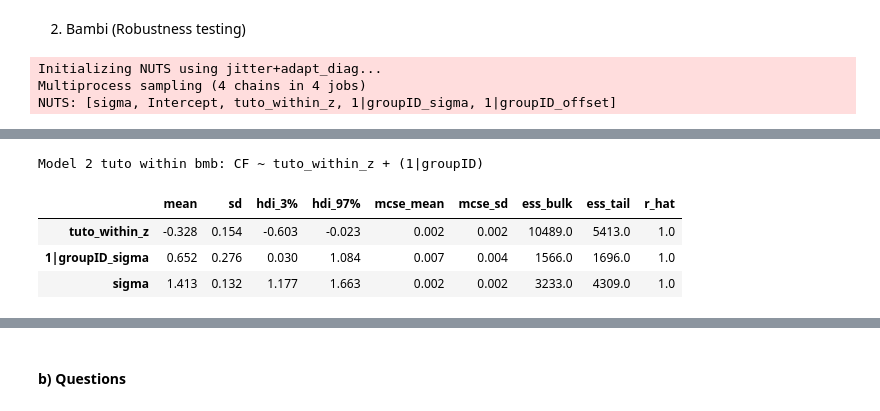
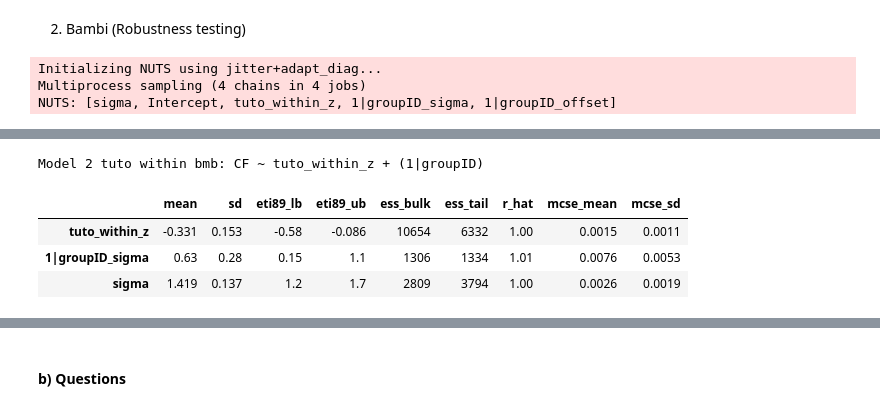
Before and after one commit to elvisortegafi/MultilevelAnalysis-RetrospectiveConfidencePerformance, a Jupyter notebook: confidence_performance_perception_uncertainty_score_SCR.ipynb, the cells around one changed output, grey strips where cells are left out. Cells and saved outputs as stored; diff of their text form; code cells hidden in the pictures.

```diff
--- a/confidence_performance_perception_uncertainty_score_SCR.ipynb
+++ b/confidence_performance_perception_uncertainty_score_SCR.ipynb
@@ -117,8 +122,15 @@ dataset = dataset.merge(group_path[["groupID", "questionPath"]], on="groupID", h
 # %% [markdown]
 Reverse team gameplay score
 # %%
+# Build numeric uncertScore
+dataset["uncertScore"] = pd.to_numeric(dataset["uncertScore"], errors="coerce")
+
+# Reverse-coding, using the instrument's theoretical bounds, not the sample's
+SCALE_MIN, SCALE_MAX = 1, 70  # instrument range, per ¶102
+dataset["uncertScore"] = (SCALE_MIN + SCALE_MAX) - dataset["uncertScore"]
+
 # Reverse-score uncertScore using the observed scale range
-dataset["uncertScore"] = dataset["uncertScore"].max() + dataset["uncertScore"].min() - dataset["uncertScore"]
+#dataset["uncertScore"] = dataset["uncertScore"].max() + dataset["uncertScore"].min() - dataset["uncertScore"]
 # %%
 # Finalize data types
 dataset["groupID"] = dataset["groupID"].astype("category")
@@ -774,7 +898,8 @@ idata_model2_tuto_within_bmb = model2_tuto_within_bmb.fit(
     tune=2000,
     chains=4,
     cores=4,
-    random_seed=123
+    random_seed=123,
+    target_accept=0.99
 )
 
 print("Model 2 tuto within bmb: CF ~ tuto_within_z + (1|groupID)")
@@ -789,5 +914,5 @@ Sampling 4 chains for 2_000 tune and 2_000 draw iterations (8_000 + 8_000 draws
 Model 2 tuto within bmb: CF ~ tuto_within_z + (1|groupID)
-|  | mean | sd | hdi_3% | hdi_97% | mcse_mean | mcse_sd | ess_bulk | ess_tail | r_hat |
-| tuto_within_z | -0.328 | 0.154 | -0.603 | -0.023 | 0.002 | 0.002 | 10489.0 | 5413.0 | 1.0 |
-| 1|groupID_sigma | 0.652 | 0.276 | 0.030 | 1.084 | 0.007 | 0.004 | 1566.0 | 1696.0 | 1.0 |
-| sigma | 1.413 | 0.132 | 1.177 | 1.663 | 0.002 | 0.002 | 3233.0 | 4309.0 | 1.0 |
+|  | mean | sd | eti89_lb | eti89_ub | ess_bulk | ess_tail | r_hat | mcse_mean | mcse_sd |
+| tuto_within_z | -0.331 | 0.153 | -0.58 | -0.086 | 10654 | 6332 | 1.00 | 0.0015 | 0.0011 |
+| 1|groupID_sigma | 0.63 | 0.28 | 0.15 | 1.1 | 1306 | 1334 | 1.01 | 0.0076 | 0.0053 |
+| sigma | 1.419 | 0.137 | 1.2 | 1.7 | 2809 | 3794 | 1.00 | 0.0026 | 0.0019 |
```
Also changed, not shown: parts of 46 cells of this notebook, 1 other file.
